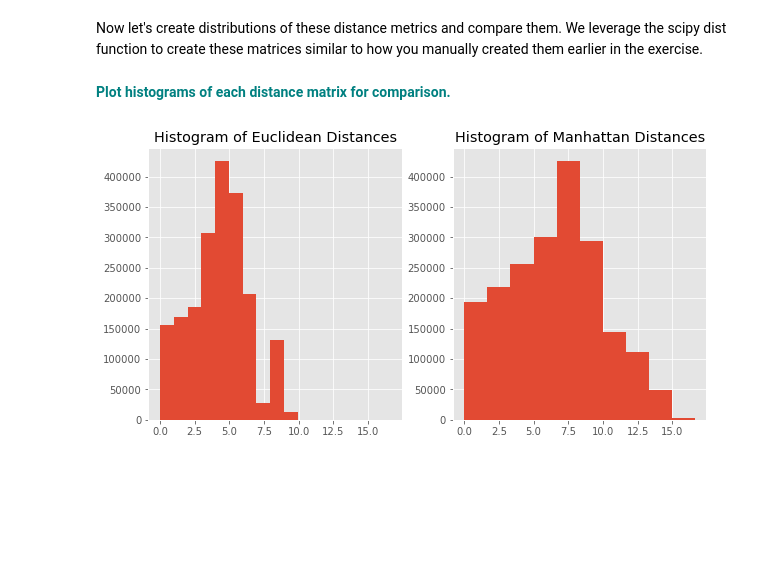
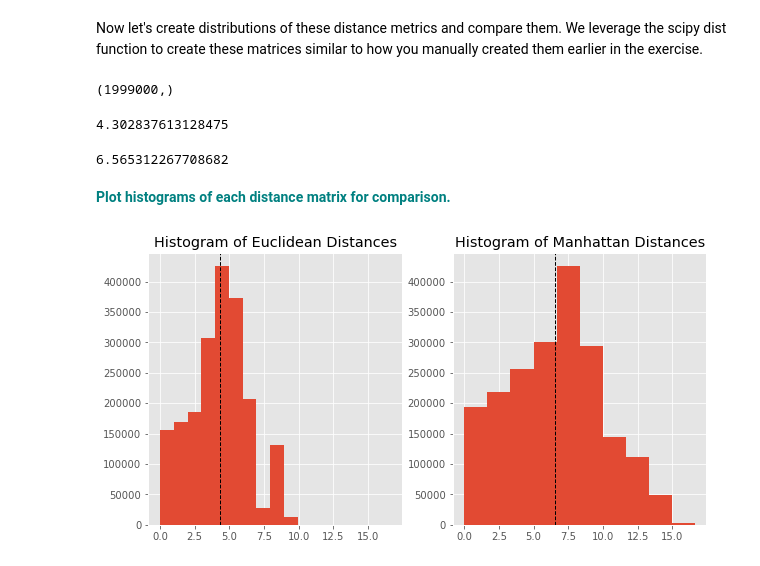
Before and after one commit to dna-witch/Springboard, a Jupyter notebook: Unsupervised Learning/Euclidean_and_Manhattan_Distances_Case_Study.ipynb, the cells around one changed output. Saved outputs shown, nothing was run; the diff lists cells and outputs as text; code cells hidden in the pictures; blank space fills up the shorter version.

```diff
--- a/Unsupervised Learning/Euclidean_and_Manhattan_Distances_Case_Study.ipynb
+++ b/Unsupervised Learning/Euclidean_and_Manhattan_Distances_Case_Study.ipynb
@@ -119,15 +119,33 @@ mat = df[['X','Y','Z']].to_numpy()
 DistEuclid = dist.pdist(mat,'euclidean')
 DistManhattan = dist.pdist(mat, 'cityblock')
 largeMat = np.random.random((10000,100))
+# %%
+DistEuclid.shape
+# %% [output]
+(1999000,)
+# %%
+e = np.mean(DistEuclid)
+e
+# %% [output]
+4.302837613128475
+# %%
+m = np.mean(DistManhattan)
+m
+# %% [output]
+6.565312267708682
 # %% [markdown]
 **<font color='teal'>Plot histograms of each distance matrix for comparison.</font>**
 # %%
 fig, ax = plt.subplots(1, 2, sharex=True, figsize=(10,5))
+
 ax[0].hist(x=DistEuclid)
 ax[0].set_title('Histogram of Euclidean Distances')
+ax[0].axvline(e, color='k', linestyle='dashed', linewidth=1)
+
 ax[1].hist(x=DistManhattan)
 ax[1].set_title('Histogram of Manhattan Distances')
+ax[1].axvline(m, color='k', linestyle='dashed', linewidth=1)
 
 plt.show()
 # %% [output]
-[figure, old version]
+[figure, new version]
```
